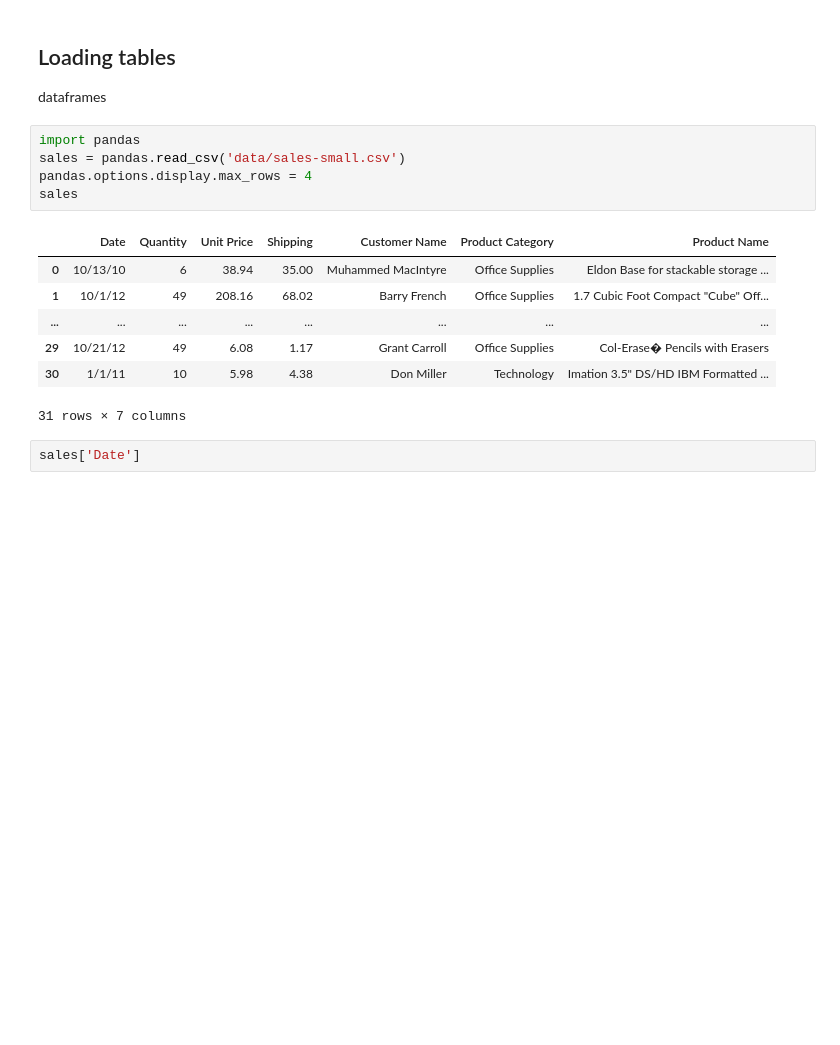
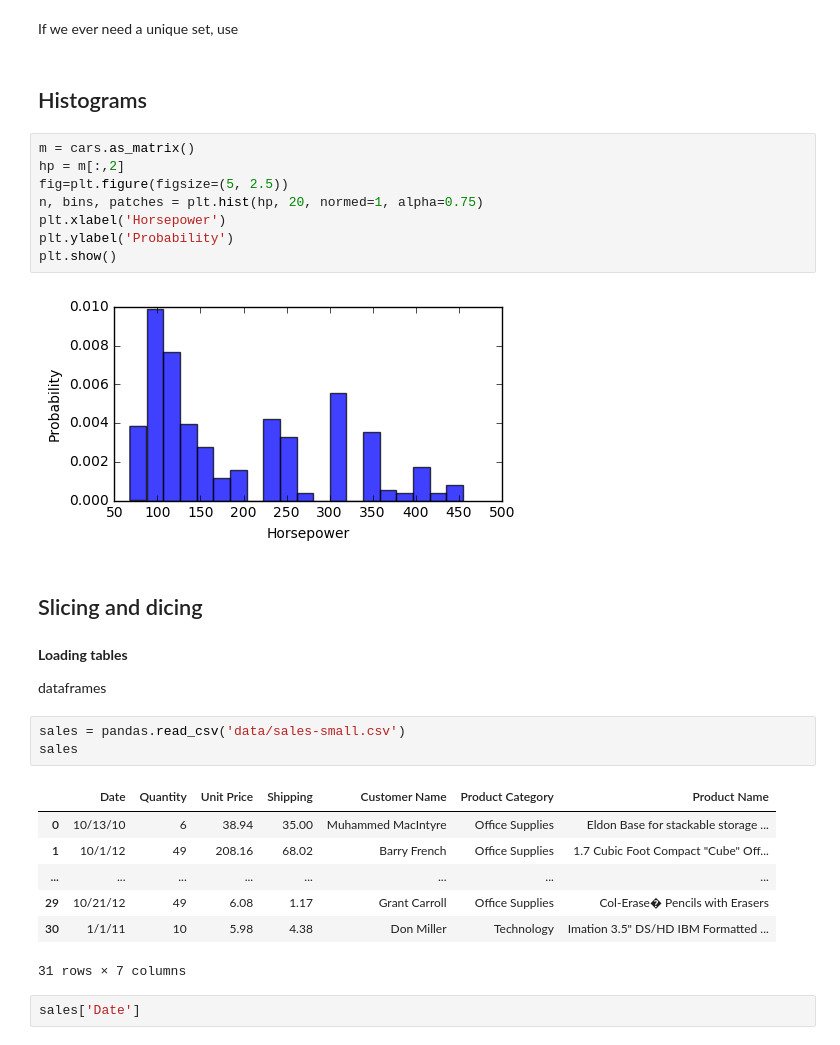
Before and after one commit to parrt/msds501, a Jupyter notebook: notes/data.ipynb, the cells around one changed output. Cells and saved outputs as stored; diff of their text form; blank space fills up the shorter version.

```diff
--- a/notes/data.ipynb
+++ b/notes/data.ipynb
@@ -58,11 +158,25 @@ plt.show()
+# %% [markdown]
+If we ever need a unique set, use
+# %% [markdown]
+## Histograms
+# %%
+m = cars.as_matrix()
+hp = m[:,2]
+fig=plt.figure(figsize=(5, 2.5))
+n, bins, patches = plt.hist(hp, 20, normed=1, alpha=0.75)
+plt.xlabel('Horsepower')
+plt.ylabel('Probability')
+plt.show()
+# %% [output]
+[figure, added]
+# %% [markdown]
+## Slicing and dicing
 # %% [markdown]
-## Loading tables
+**Loading tables**
 
 dataframes
 # %%
-import pandas
 sales = pandas.read_csv('data/sales-small.csv')
-pandas.options.display.max_rows = 4
 sales
 # %% [output]
 |  | Date | Quantity | Unit Price | Shipping | Customer Name | Product Category | Product Name |
```
Also changed, not shown: parts of 28 cells of this notebook, 4 other files.
